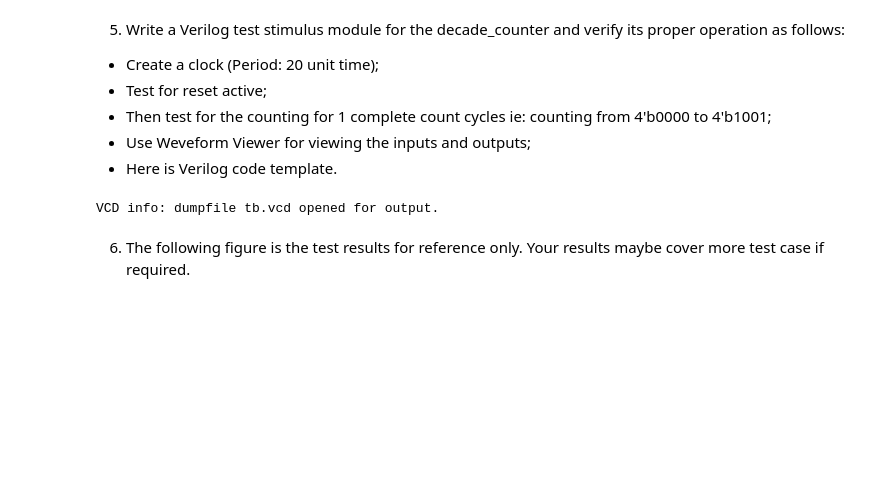
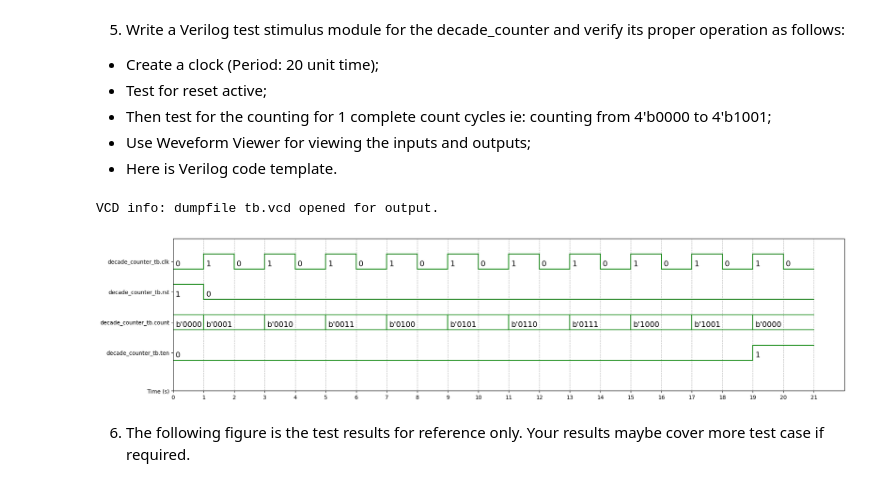
Before and after one commit to bianseren/Digital_System_Lab, a Jupyter notebook: VerilogGitHomework.ipynb, the cells around one changed output. Saved outputs shown, nothing was run; the diff lists cells and outputs as text; code cells hidden in the pictures; blank space fills up the shorter version.

```diff
--- a/VerilogGitHomework.ipynb
+++ b/VerilogGitHomework.ipynb
@@ -107,6 +107,15 @@ end
 endmodule
 # %% [output]
 VCD info: dumpfile tb.vcd opened for output.
+# %%
+%%waveform tb.vcd
+
+sign_list = ['decade_counter_tb.clk','decade_counter_tb.rst','decade_counter_tb.count','decade_counter_tb.ten']
+time_begin = 0
+time_end = 21
+base = 'bin' # bin, dec, dec2, hex, octal
+# %% [output]
+[figure, added]
 # %% [markdown]
 6. The following figure is the test results for reference only. Your results maybe cover more test case if required.
 # %% [markdown]
```
Also changed, not shown: parts of 12 cells of this notebook.
